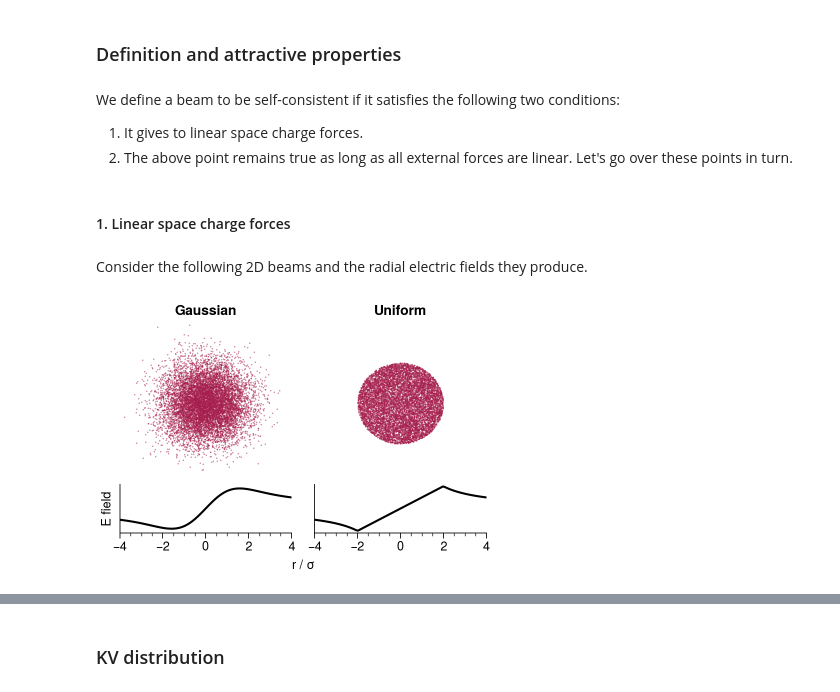
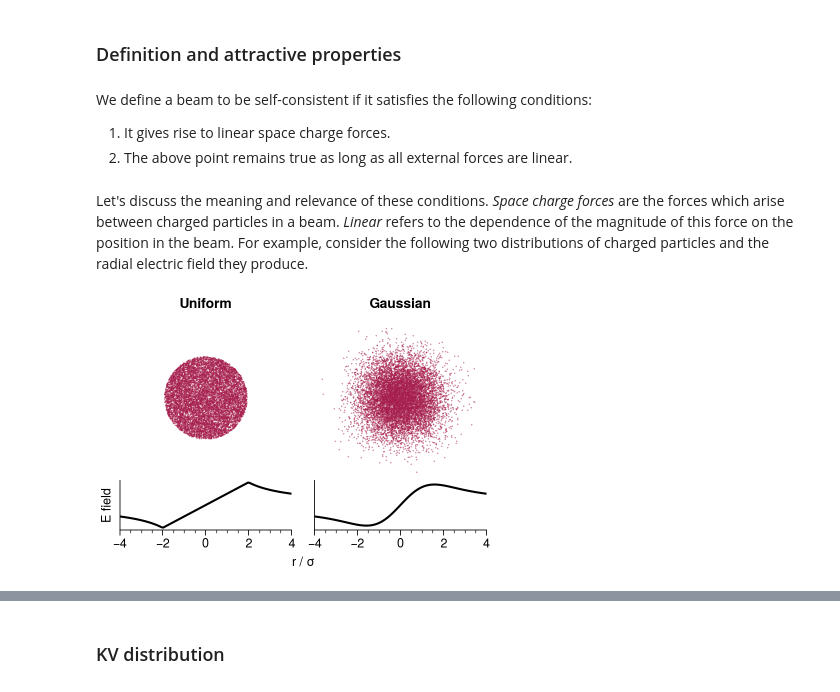
Before and after one commit to austin-hoover/blog_old, a Jupyter notebook: _notebooks/2021-05-01-matched_Danilov_dist.ipynb, the cells around one changed output, grey strips where cells are left out. Drawn from its saved outputs; the diff is of its cells as text; code cells hidden in the pictures.

```diff
--- a/_notebooks/2021-05-01-matched_Danilov_dist.ipynb
+++ b/_notebooks/2021-05-01-matched_Danilov_dist.ipynb
@@ -3,6 +3,11 @@
 import matplotlib.pyplot as plt
 import proplot as plot
 plot.rc['figure.facecolor'] = 'white'
+plot.rc['axes.grid'] = False
+
+import sys
+sys.path.append('/Users/austin/Desktop/research/code/accphys')
+from tools.plotting import corner
 # %% [markdown]
 # Computation of the matched envelope of the Danilov distribution
 > A summary of my first peer-reviewed publication.
@@ -19,14 +24,11 @@ This work falls under the topic of *self-consistent beams*; I'll start by defini
 # %% [markdown]
 ### Definition and attractive properties
 # %% [markdown]
-We define a beam to be self-consistent if it satisfies the following two conditions:
-1. It gives to linear space charge forces.
+We define a beam to be self-consistent if it satisfies the following conditions:
+1. It gives rise to linear space charge forces.
 2. The above point remains true as long as all external forces are linear.
-Let's go over these points in turn.
-# %% [markdown]
-#### 1. Linear space charge forces
-# %% [markdown]
-Consider the following 2D beams and the radial electric fields they produce.
+# %% [markdown]
+Let's discuss the meaning and relevance of these conditions. *Space charge forces* are the forces which arise between charged particles in a beam. *Linear* refers to the dependence of the magnitude of this force on the position in the beam. For example, consider the following two distributions of charged particles and the radial electric field they produce.
 # %%
 #collapse
 import numpy as np
@@ -34,40 +36,40 @@ import matplotlib.pyplot as plt
 import proplot as plot
 
 n = 10000
 
-# Generate 2D Gaussian distribution
-X1 = np.random.normal(scale=1, size=(n, 2))
-
 # Generate 2D uniform density distribution
 rho = 2 * np.sqrt(np.random.uniform(size=n))
 phi = np.random.uniform(0, 2*np.pi, size=n)
-X2 = np.vstack([rho * np.cos(phi), rho * np.sin(phi)]).T
+X1 = np.vstack([rho * np.cos(phi), rho * np.sin(phi)]).T
+
+# Generate 2D Gaussian distribution
+X2 = np.random.normal(scale=1, size=(n, 2))
 
 # Plot distributions
 fig, axes = plot.subplots(nrows=2, ncols=2, figsize=(4, 2.8), hspace=0,
                           spany=False, height_ratios=[1, 0.3])
 for ax, X in zip(axes[0, :], [X1, X2]):
     ax.scatter(X[:, 0], X[:, 1], s=0.05, c='pink9')
     for side in ['top', 'bottom', 'left', 'right']:
         ax.spines[side].set_visible(False)
-axes[0, :].format(yticks=[], xlim=(-4, 4), ylim=(-4, 4), grid=False,
-                  toplabels=['Gaussian', 'Uniform'])
+axes[0, :].format(yticks=[], xlim=(-4, 4), ylim=(-4, 4), aspect=1,
+                  toplabels=['Uniform', 'Gaussian'])
 
 # Plot radial electric field
 def Efield(r, kind='gaussian'):
     if r == 0:
         return 0
     if kind == 'uniform':
         return r / 4 if abs(r) <= 2 else 1 / r
     elif kind == 'gaussian':
         return (1 / r) * (1 - np.exp(-0.5 * r**2))
 
 xvals = np.linspace(-4, 4, 100)
-axes[1, 0].plot(xvals, [Efield(x, 'gaussian') for x in xvals], 'k-')
-axes[1, 1].plot(xvals, [Efield(x, 'uniform') for x in xvals], 'k-');
-axes[1, :].format(ylabel='E field', xlabel=r'r / $\sigma$', yticks=[], grid=False)
+axes[1, 0].plot(xvals, [Efield(x, 'uniform') for x in xvals], 'k-')
+axes[1, 1].plot(xvals, [Efield(x, 'gaussian') for x in xvals], 'k-');
+axes[1, :].format(ylabel='E field', xlabel=r'r / $\sigma$', yticks=[])
 for ax in axes[1, :]:
     for side in ['top', 'right']:
         ax.spines[side].set_visible(False)
 # %% [output]
-[figure, old version]
+[figure, new version]
```
Also changed, not shown: parts of 14 cells of this notebook, 1 other file.
